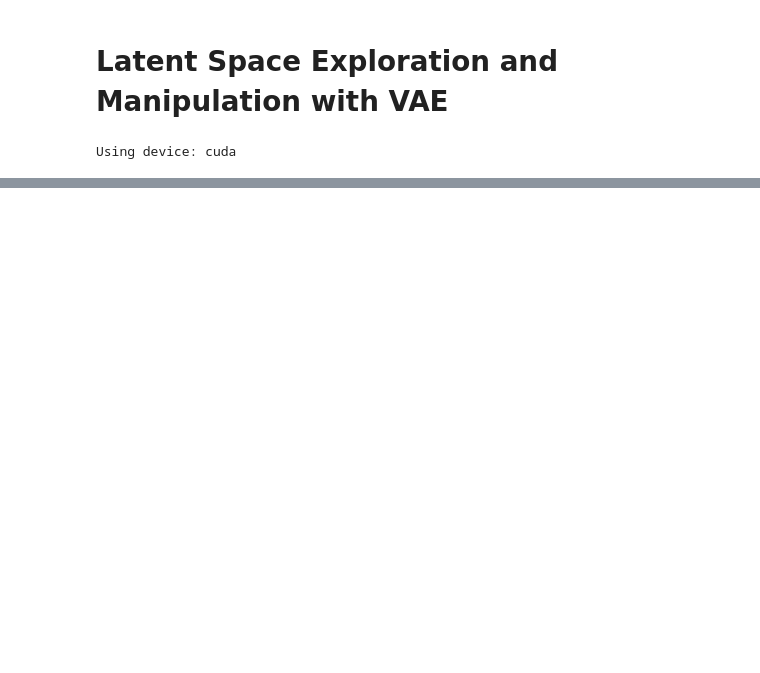
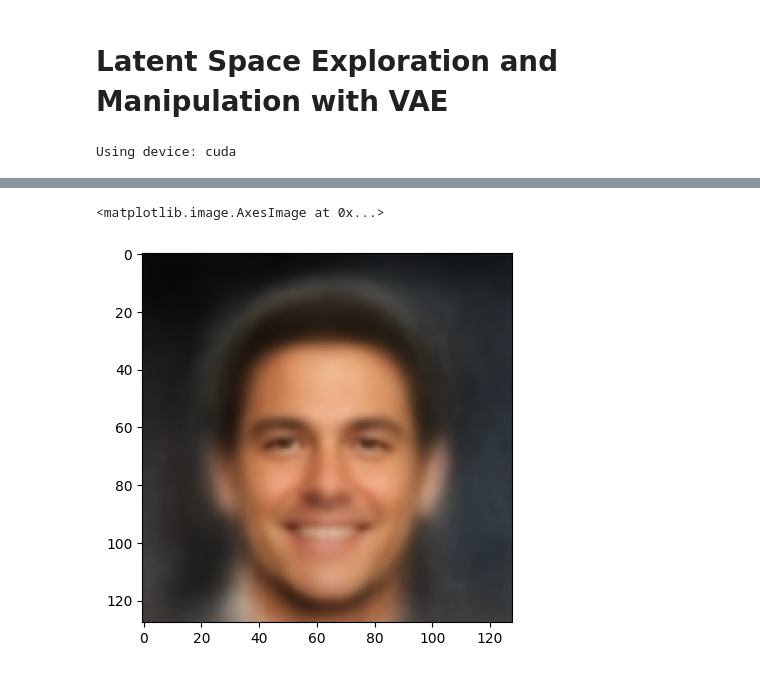
Before and after one commit to angelr-code/vae-project, a Jupyter notebook: notebooks/latent_manipulation.ipynb, the cells around one changed output, grey strips where cells are left out. Drawn from its saved outputs; the diff is of its cells as text; code cells hidden in the pictures; blank space fills up the shorter version.

```diff
--- a/notebooks/latent_manipulation.ipynb
+++ b/notebooks/latent_manipulation.ipynb
@@ -35,0 +70,27 @@ visualize_celeba_examples(dataloader=celeba_loader, num_examples=9, img_size=64,
+# %%
+image = Image.open(r"C:\Users\Ángel\Documents\GitHub\vae-project\notebooks\data\celeba\img_align_celeba\000012.jpg").convert("RGB")
+
+transform = transforms.Compose([
+    transforms.Resize(128),
+    transforms.CenterCrop(128),
+    transforms.ToTensor(),
+    transforms.Normalize((0.5,0.5,0.5),(0.5,0.5,0.5)) # We normalize the inputs to [-1, 1]. The 3 dimensions are because of the 3 RGB channels.
+])
+
+x = transform(image).to(device)
+
+x = x.view(-1)
+
+x_hat, mu, logvar = model(x)
+
+x_hat = denormalize(x_hat)
+
+with torch.no_grad():
+    x_hat = x_hat.view(3, 128, 128).cpu().numpy()
+
+x_hat = np.transpose(x_hat, (1,2,0))
+
+plt.imshow(x_hat)
+# %% [output]
+<matplotlib.image.AxesImage at 0x...>
+[figure, added]
```
Also changed, not shown: parts of 25 cells of this notebook, 3 other files.
